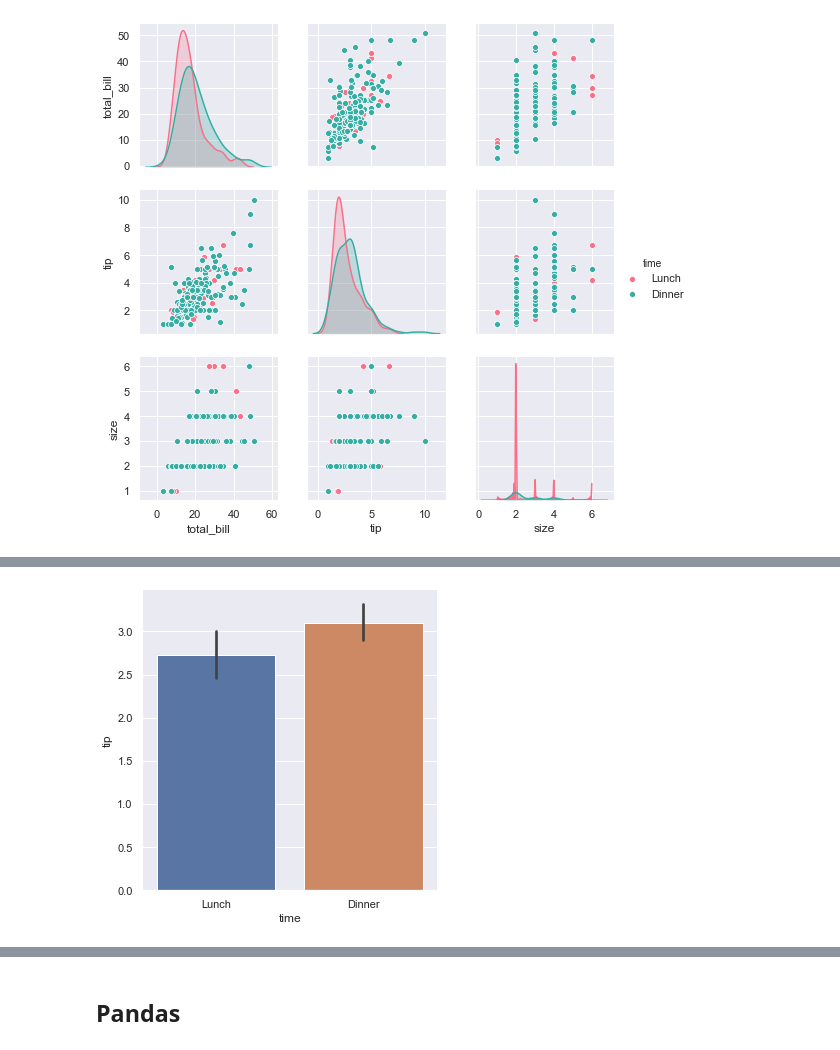
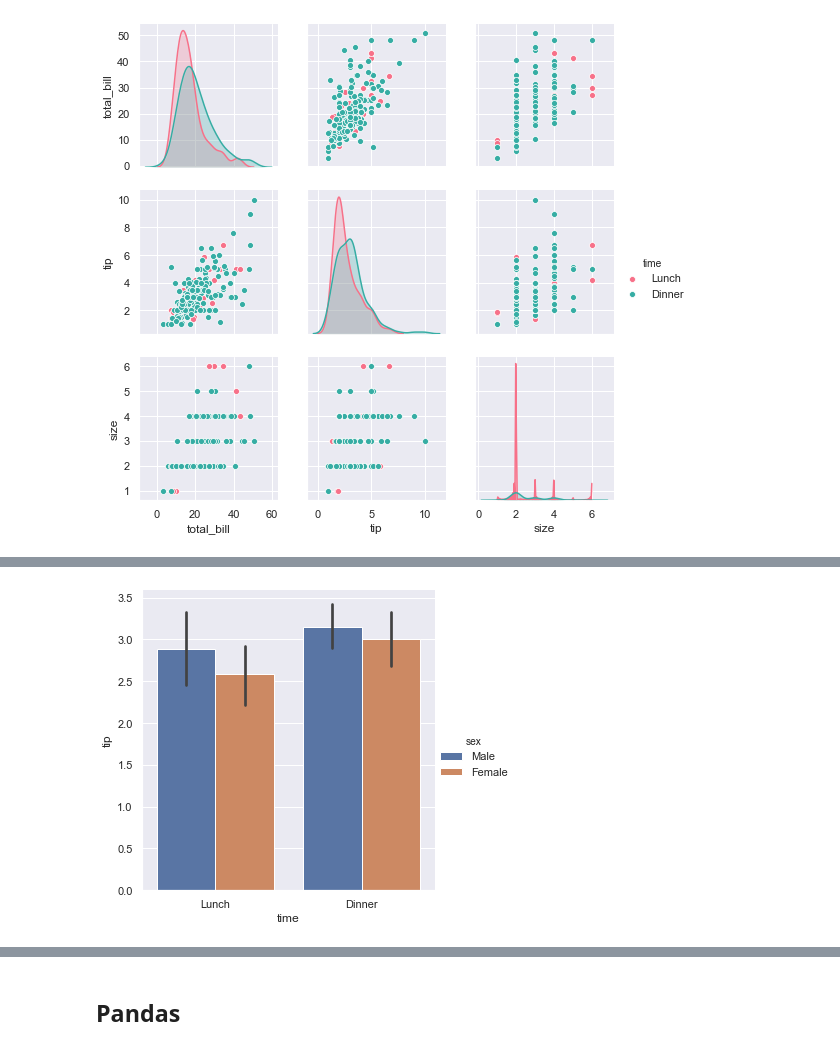
Before and after one commit to ANihill/Fundamentals-Assessment, a Jupyter notebook: Fundamentals of Data Analytics - Assessment.ipynb, the cells around one changed output, grey strips where cells are left out. Cells and saved outputs as stored; diff of their text form; code cells hidden in the pictures.

```diff
--- a/Fundamentals of Data Analytics - Assessment.ipynb
+++ b/Fundamentals of Data Analytics - Assessment.ipynb
@@ -156,5 +209,4 @@ sns.pairplot(tips, hue="time", palette="husl");
 # %%
-# scatterplot based on time of day
-sns.catplot(x="time", y="tip", kind=("bar"), data=tips);
+sns.catplot(x="time", y="tip", kind=("bar"), hue="sex", data=tips);
 # %% [output]
-[figure, old version]
+[figure, new version]
```
Also changed, not shown: parts of 25 cells of this notebook.
